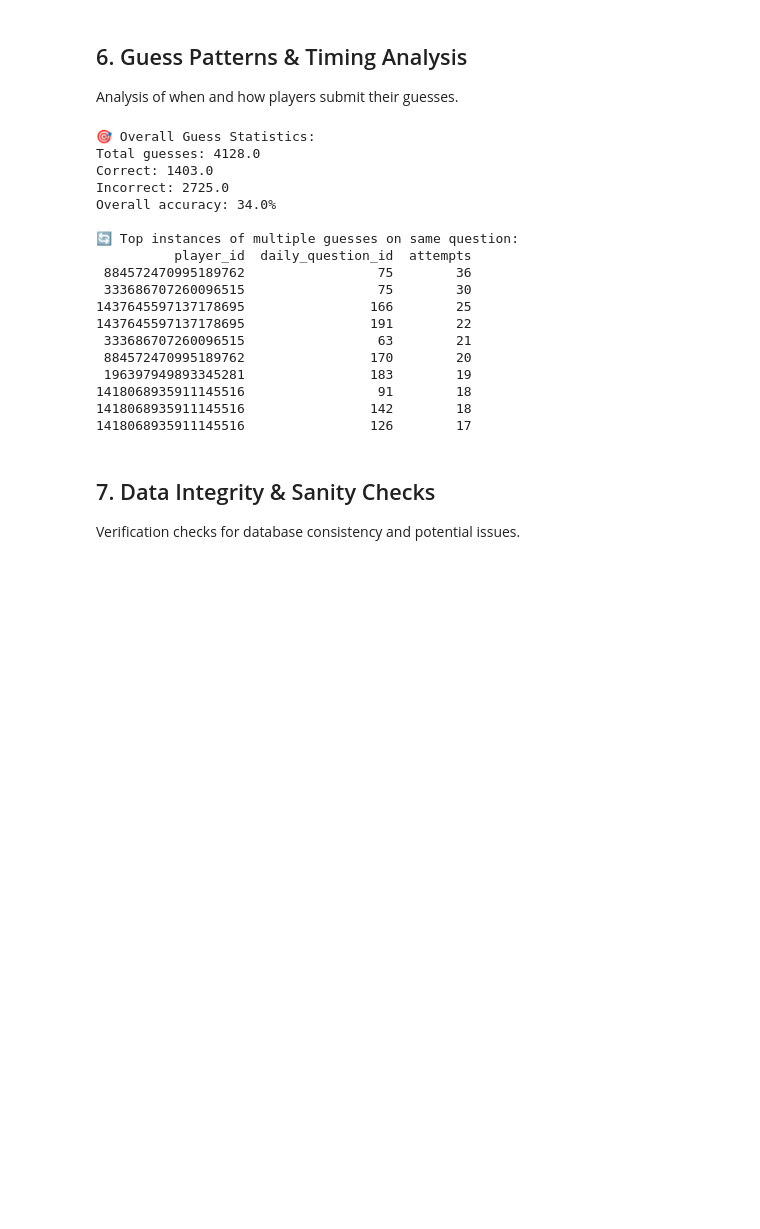
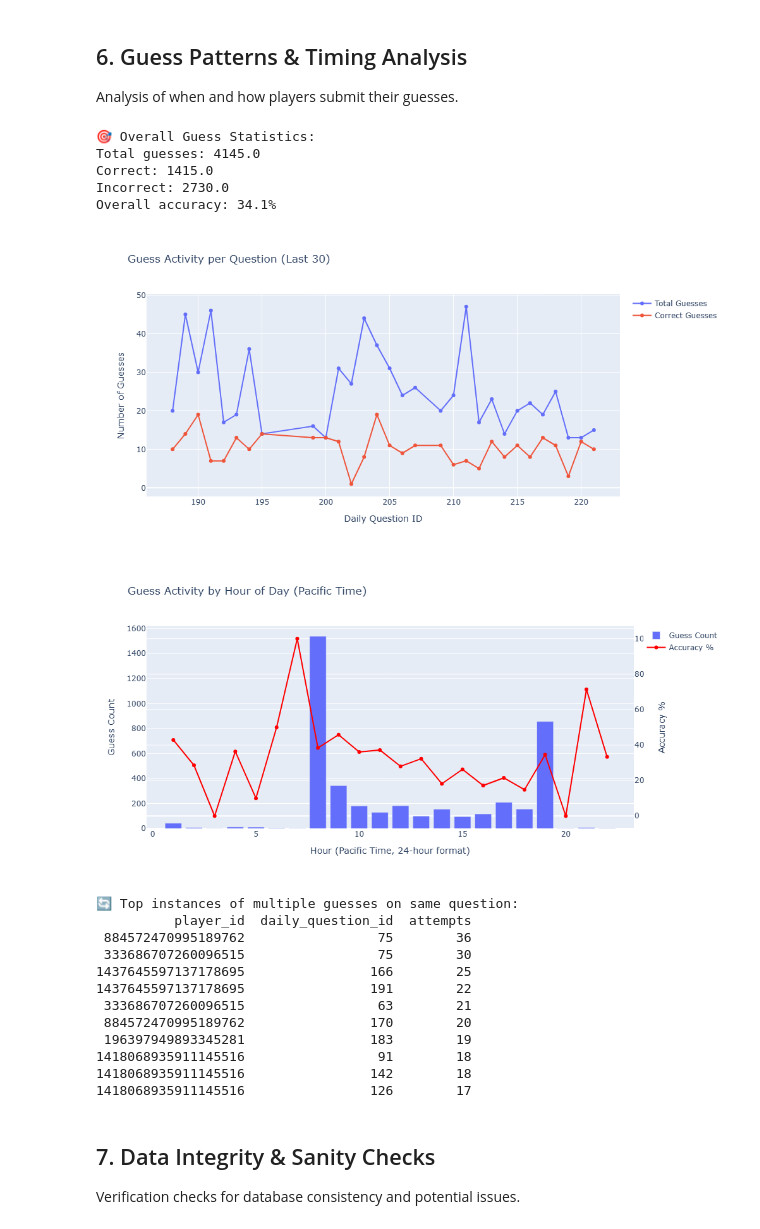
Before and after one commit to blakefren/jbot, a Jupyter notebook: db/dashboard.ipynb, the cells around one changed output. Saved outputs shown, nothing was run; the diff lists cells and outputs as text; code cells hidden in the pictures; blank space fills up the shorter version.

```diff
--- a/db/dashboard.ipynb
+++ b/db/dashboard.ipynb
@@ -530,7 +581,7 @@ if "conn" in locals() and conn:
             xaxis_title="Daily Question ID",
             yaxis_title="Number of Guesses",
         )
-        fig.show()
+        show_fig(fig)
 
     # Guess timing analysis (hour of day) - converted to Pacific time (handles DST)
     query = """
@@ -579,51 +630,52 @@ if "conn" in locals() and conn:
                 mode="lines+markers",
                 line=dict(color="red"),
             )
         )
         fig.update_layout(
             title="Guess Activity by Hour of Day (Pacific Time)",
             xaxis_title="Hour (Pacific Time, 24-hour format)",
             yaxis=dict(title="Guess Count"),
             yaxis2=dict(title="Accuracy %", overlaying="y", side="right"),
             hovermode="x unified",
         )
-        fig.show()
+        show_fig(fig)
 
     # Multiple guess analysis
     query = """
     SELECT
         player_id,
         daily_question_id,
         COUNT(*) as attempts
     FROM guesses
     GROUP BY player_id, daily_question_id
     HAVING COUNT(*) > 1
     ORDER BY attempts DESC
     LIMIT 10;
     """
     df_multi = pd.read_sql_query(query, conn)
     if not df_multi.empty:
         print("\n🔄 Top instances of multiple guesses on same question:")
         print(df_multi.to_string(index=False))
 # %% [output]
 🎯 Overall Guess Statistics:
-Total guesses: 4128.0
-Correct: 1403.0
-Incorrect: 2725.0
-Overall accuracy: 34.0%
-
-🔄 Top instances of multiple guesses on same question:
-          player_id  daily_question_id  attempts
- 884572470995189762                 75        36
- 333686707260096515                 75        30
-1437645597137178695                166        25
-1437645597137178695                191        22
- 333686707260096515                 63        21
- 884572470995189762                170        20
- 196397949893345281                183        19
-1418068935911145516                 91        18
-1418068935911145516                142        18
-1418068935911145516                126        17
+Total guesses: 4145.0
+Correct: 1415.0
+Incorrect: 2730.0
+Overall accuracy: 34.1%
+[figure, added]
+[figure, added]
+🔄 Top instances of multiple guesses on same question:
+          player_id  daily_question_id  attempts
+ 884572470995189762                 75        36
+ 333686707260096515                 75        30
+1437645597137178695                166        25
+1437645597137178695                191        22
+ 333686707260096515                 63        21
+ 884572470995189762                170        20
+ 196397949893345281                183        19
+1418068935911145516                 91        18
+1418068935911145516                142        18
+1418068935911145516                126        17
 # %% [markdown]
 ## 7. Data Integrity & Sanity Checks
 
```
Also changed, not shown: parts of 7 cells of this notebook.
